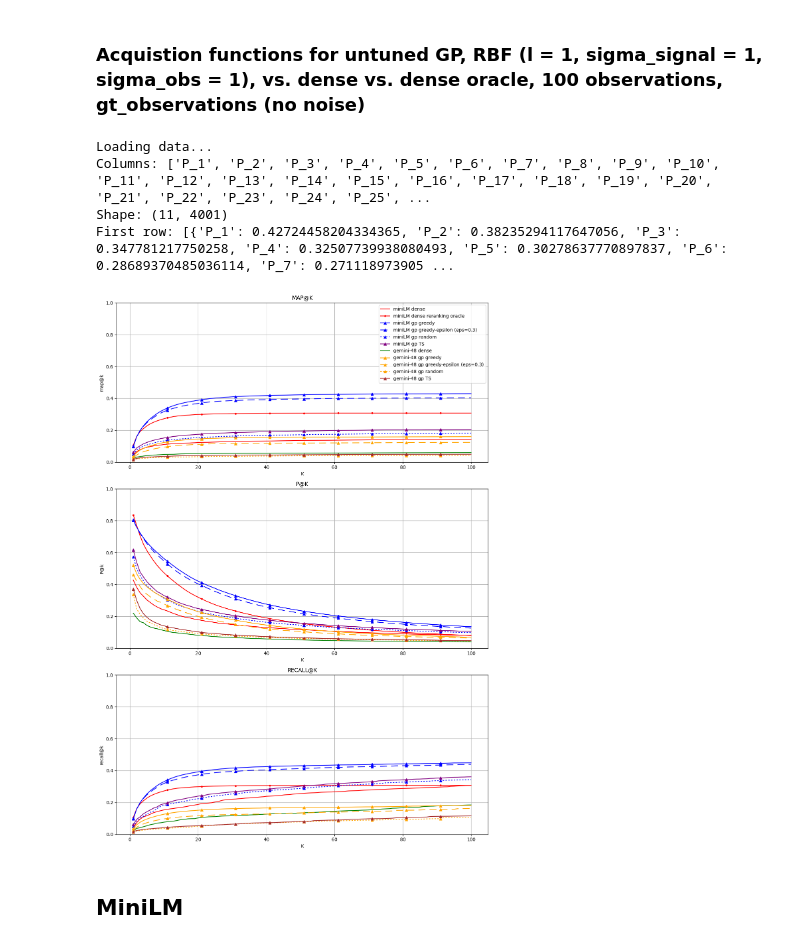
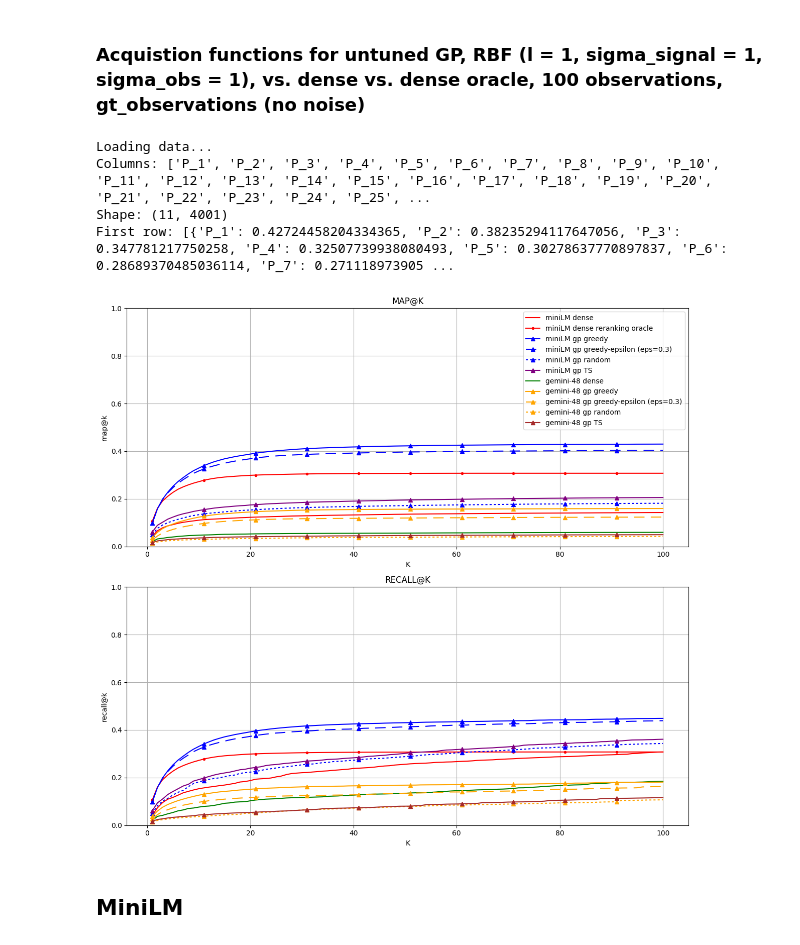
Before and after one commit to D3Mlab/nl-pe, a Jupyter notebook: notebooks/plots/trec.ipynb, the cells around one changed output. Cells and saved outputs as stored; diff of their text form; code cells hidden in the pictures.

```diff
--- a/notebooks/plots/trec.ipynb
+++ b/notebooks/plots/trec.ipynb
@@ -53,35 +53,36 @@ method_names = [
             'gemini-48 dense',
             #'gemini-48 dense reranking oracle',
             'gemini-48 gp greedy',
             'gemini-48 gp greedy-epsilon (eps=0.3)',
             'gemini-48 gp random',
             'gemini-48 gp TS'
 ]
 
 line_styles = [
     {'linestyle': 'solid', 'color': 'red'},
     {'linestyle': 'solid', 'color': 'red',  'marker': '.', 'markevery': 10},
     {'linestyle': 'solid', 'color': 'blue', 'marker': '^', 'markevery': 10},
     {'linestyle': (0, (10, 6)), 'color': 'blue', 'marker': '^', 'markevery': 10},
     {'linestyle': (0, (2, 2)),  'color': 'blue', 'marker': '^', 'markevery': 10},
     {'linestyle': 'solid',  'color': 'purple', 'marker': '^', 'markevery': 10},
     {'linestyle': 'solid', 'color': 'green'},
     {'linestyle': 'solid', 'color': 'orange', 'marker': '^', 'markevery': 10},
     {'linestyle': (0, (10, 6)), 'color': 'orange', 'marker': '^', 'markevery': 10},
     {'linestyle': (0, (2, 2)),  'color': 'orange', 'marker': '^', 'markevery': 10},
     {'linestyle': 'solid',  'color': 'brown', 'marker': '^', 'markevery': 10},
 ]
 
-metrics = ['map', 'P', 'recall']
+
+metrics = ['map', 'recall']
 
 plot_trec_metrics_vs_k(step_size=1, k=100, metrics=metrics, method_paths = method_paths, method_names=method_names, line_styles=line_styles,
               title = "")
 # %% [output]
 Loading data...
 Columns: ['P_1', 'P_2', 'P_3', 'P_4', 'P_5', 'P_6', 'P_7', 'P_8', 'P_9', 'P_10', 'P_11', 'P_12', 'P_13', 'P_14', 'P_15', 'P_16', 'P_17', 'P_18', 'P_19', 'P_20', 'P_21', 'P_22', 'P_23', 'P_24', 'P_25', ...
 Shape: (11, 4001)
 First row: [{'P_1': 0.42724458204334365, 'P_2': 0.38235294117647056, 'P_3': 0.347781217750258, 'P_4': 0.32507739938080493, 'P_5': 0.30278637770897837, 'P_6': 0.28689370485036114, 'P_7': 0.271118973905 ...
-[figure, old version]
+[figure, new version]
 # %% [markdown]
 ## MiniLM
 # %% [markdown]
```
Also changed, not shown: parts of 2 cells of this notebook, 2 other files.
